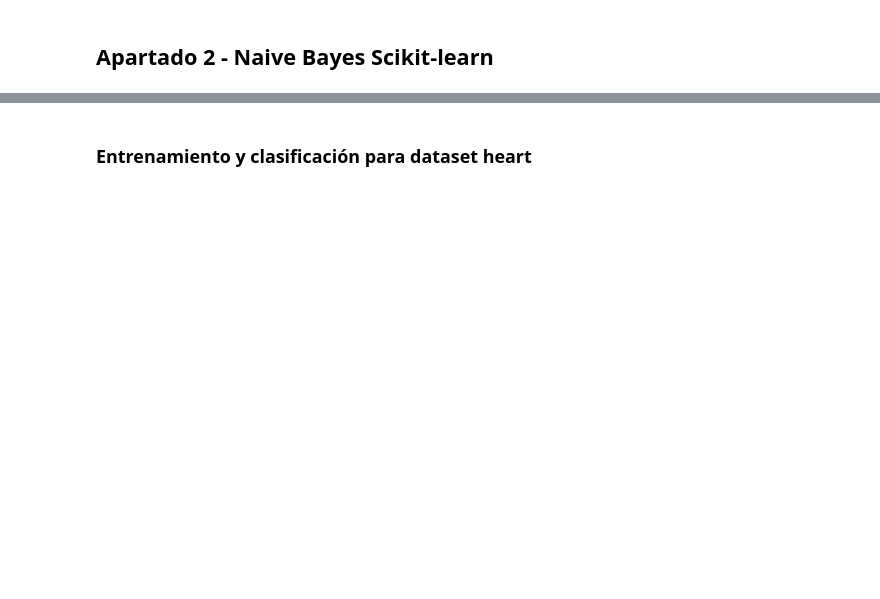
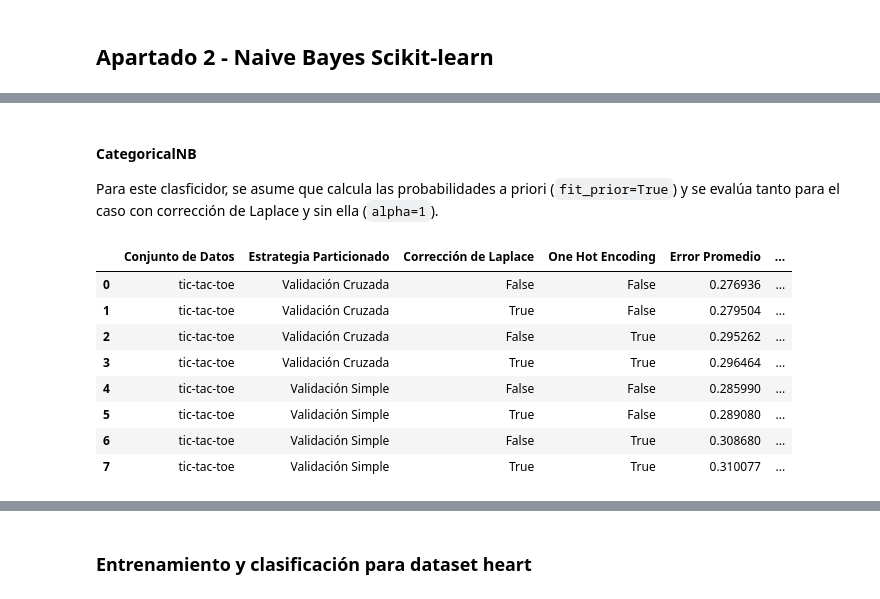
Before and after one commit to CarlosCRG19/fundamentos-de-aprendizaje-automatico, a Jupyter notebook: MemoriaPractica1.ipynb, the cells around one changed output, grey strips where cells are left out. Saved outputs shown, nothing was run; the diff lists cells and outputs as text; code cells hidden in the pictures; blank space fills up the shorter version.

```diff
--- a/MemoriaPractica1.ipynb
+++ b/MemoriaPractica1.ipynb
@@ -248,0 +222,16 @@ print_resultados("Validación con CategoricalNB con oneHotEncoder", tic_tac_toe_
+# %% [markdown]
+#### CategoricalNB
+Para este clasficidor, se asume que calcula las probabilidades a priori (`fit_prior=True`) y se evalúa tanto para el caso con corrección de Laplace y sin ella (`alpha=1`).
+# %%
+resultados_tic_tac_toe_categorical_nb = validacion_naive_bayes_scikit("tic-tac-toe", CategoricalNB)
+resultados_tic_tac_toe_categorical_nb
+# %% [output]
+|  | Conjunto de Datos | Estrategia Particionado | Corrección de Laplace | One Hot Encoding | Error Promedio | ... |
+| 0 | tic-tac-toe | Validación Cruzada | False | False | 0.276936 | ... |
+| 1 | tic-tac-toe | Validación Cruzada | True | False | 0.279504 | ... |
+| 2 | tic-tac-toe | Validación Cruzada | False | True | 0.295262 | ... |
+| 3 | tic-tac-toe | Validación Cruzada | True | True | 0.296464 | ... |
+| 4 | tic-tac-toe | Validación Simple | False | False | 0.285990 | ... |
+| 5 | tic-tac-toe | Validación Simple | True | False | 0.289080 | ... |
+| 6 | tic-tac-toe | Validación Simple | False | True | 0.308680 | ... |
+| 7 | tic-tac-toe | Validación Simple | True | True | 0.310077 | ... |
```
Also changed, not shown: parts of 66 cells of this notebook, 1 other file.
